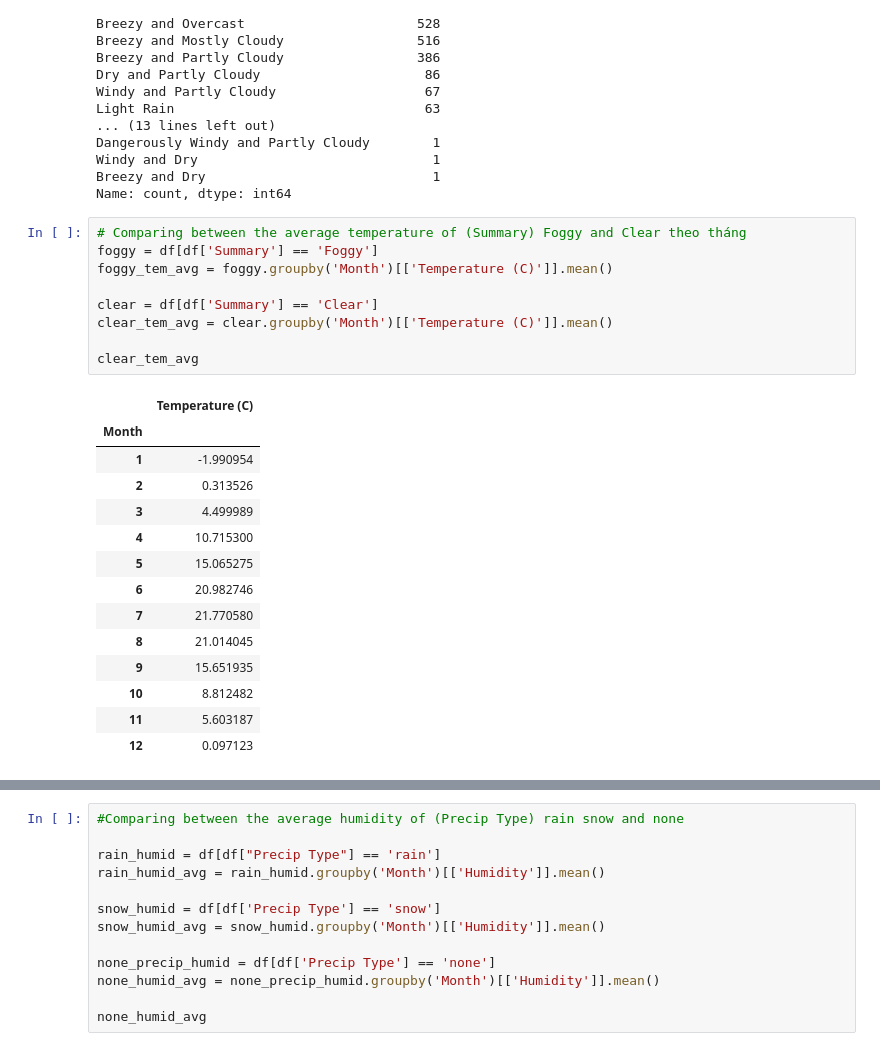
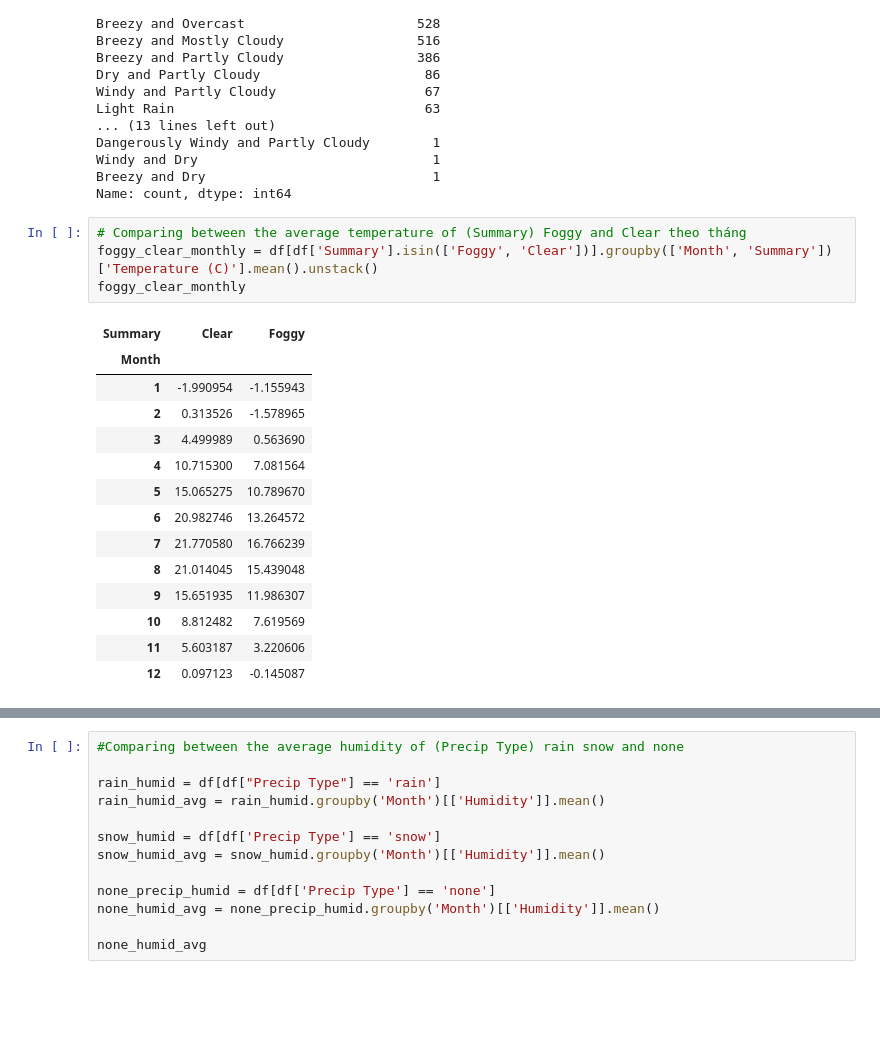
Before and after one commit to CMC-NCKH-2026/Weather_forcasting, a Jupyter notebook: notebooks/Data_Analysis.ipynb, the cells around one changed output, grey strips where cells are left out. Drawn from its saved outputs; the diff is of its cells as text; blank space fills up the shorter version.

```diff
--- a/notebooks/Data_Analysis.ipynb
+++ b/notebooks/Data_Analysis.ipynb
@@ -444,27 +444,22 @@ Breezy and Dry                             1
 Name: count, dtype: int64
 # %%
 # Comparing between the average temperature of (Summary) Foggy and Clear theo tháng
-foggy = df[df['Summary'] == 'Foggy']
-foggy_tem_avg = foggy.groupby('Month')[['Temperature (C)']].mean()
-
-clear = df[df['Summary'] == 'Clear']
-clear_tem_avg = clear.groupby('Month')[['Temperature (C)']].mean()
-
-clear_tem_avg
+foggy_clear_monthly = df[df['Summary'].isin(['Foggy', 'Clear'])].groupby(['Month', 'Summary'])['Temperature (C)'].mean().unstack()
+foggy_clear_monthly
 # %% [output]
-|  | Temperature (C) |
-| Month |  |
-| 1 | -1.990954 |
-| 2 | 0.313526 |
-| 3 | 4.499989 |
-| 4 | 10.715300 |
-| 5 | 15.065275 |
-| 6 | 20.982746 |
-| 7 | 21.770580 |
-| 8 | 21.014045 |
-| 9 | 15.651935 |
-| 10 | 8.812482 |
-| 11 | 5.603187 |
-| 12 | 0.097123 |
+| Summary | Clear | Foggy |
+| Month |  |  |
+| 1 | -1.990954 | -1.155943 |
+| 2 | 0.313526 | -1.578965 |
+| 3 | 4.499989 | 0.563690 |
+| 4 | 10.715300 | 7.081564 |
+| 5 | 15.065275 | 10.789670 |
+| 6 | 20.982746 | 13.264572 |
+| 7 | 21.770580 | 16.766239 |
+| 8 | 21.014045 | 15.439048 |
+| 9 | 15.651935 | 11.986307 |
+| 10 | 8.812482 | 7.619569 |
+| 11 | 5.603187 | 3.220606 |
+| 12 | 0.097123 | -0.145087 |
 # %%
 #Comparing between the average temperature of (Precip Type) rain snow and none
```
Also changed, not shown: parts of 5 cells of this notebook.
